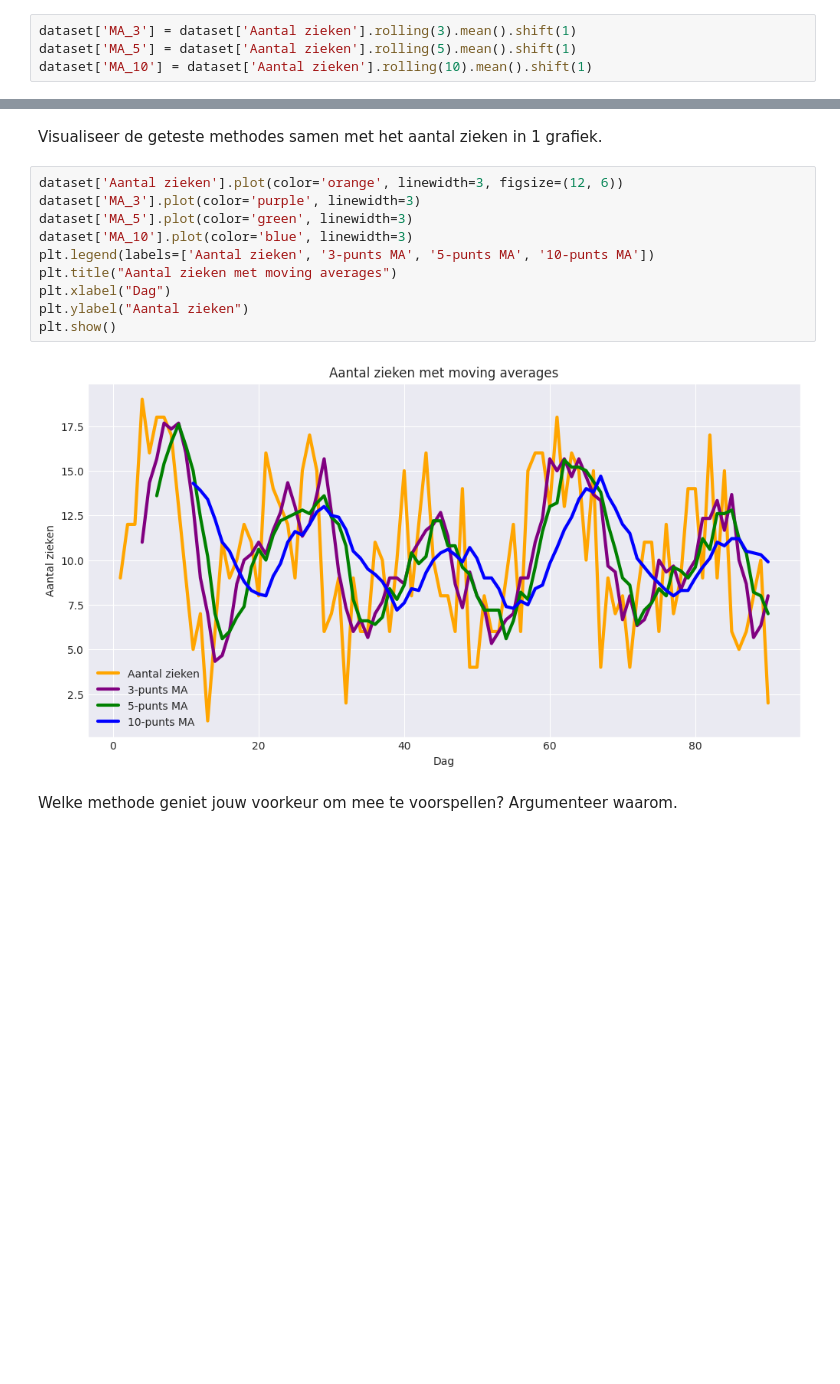
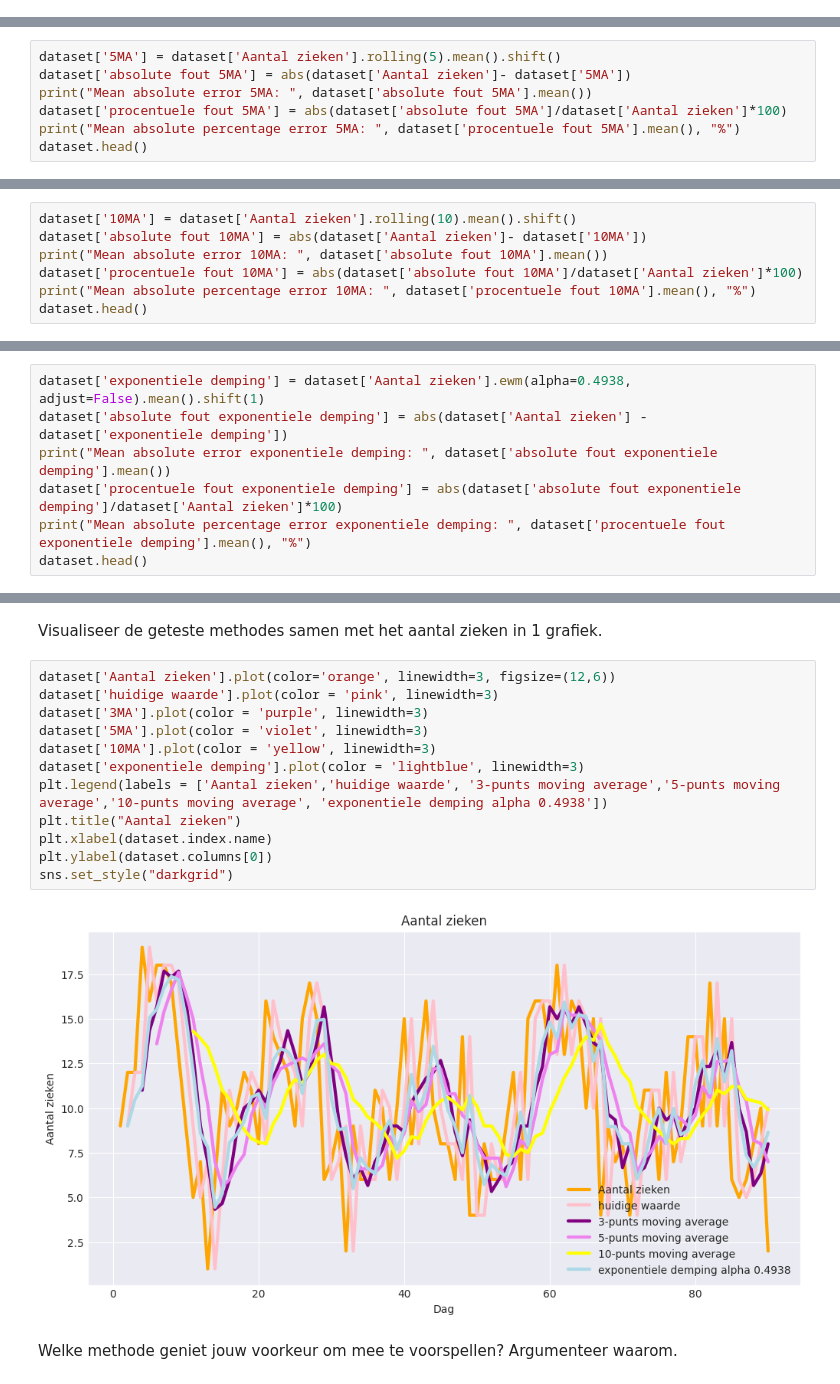
Before and after one commit to pascal-maker/Python, a Jupyter notebook: Labo_06_Stationaire_tijdsreeksen_opdracht.ipynb, the cells around one changed output, grey strips where cells are left out. Saved outputs shown, nothing was run; the diff lists cells and outputs as text; blank space fills up the shorter version.

```diff
--- a/Labo_06_Stationaire_tijdsreeksen_opdracht.ipynb
+++ b/Labo_06_Stationaire_tijdsreeksen_opdracht.ipynb
@@ -109,7 +71,3 @@ Vergelijk onderstaande voorspellingsmethodes in termen van de MAE (Mean Absolute
 - Voorspelde waarde is het 5 punts moving average
 - Voorspelde waarde is het 10 punts moving average
 - Voorspelde waarde via exponentiële demping, zoek de optimale alpha.
-# %%
-dataset['MA_3'] = dataset['Aantal zieken'].rolling(3).mean().shift(1)
-dataset['MA_5'] = dataset['Aantal zieken'].rolling(5).mean().shift(1)
-dataset['MA_10'] = dataset['Aantal zieken'].rolling(10).mean().shift(1)
@@ -115,0 +108,7 @@ dataset['MA_10'] = dataset['Aantal zieken'].rolling(10).mean().shift(1)
+# %%
+dataset['5MA'] = dataset['Aantal zieken'].rolling(5).mean().shift()
+dataset['absolute fout 5MA'] = abs(dataset['Aantal zieken']- dataset['5MA'])
+print("Mean absolute error 5MA: ", dataset['absolute fout 5MA'].mean())
+dataset['procentuele fout 5MA'] = abs(dataset['absolute fout 5MA']/dataset['Aantal zieken']*100)
+print("Mean absolute percentage error 5MA: ", dataset['procentuele fout 5MA'].mean(), "%")
+dataset.head()
@@ -115,0 +125,7 @@ dataset['MA_10'] = dataset['Aantal zieken'].rolling(10).mean().shift(1)
+# %%
+dataset['10MA'] = dataset['Aantal zieken'].rolling(10).mean().shift()
+dataset['absolute fout 10MA'] = abs(dataset['Aantal zieken']- dataset['10MA'])
+print("Mean absolute error 10MA: ", dataset['absolute fout 10MA'].mean())
+dataset['procentuele fout 10MA'] = abs(dataset['absolute fout 10MA']/dataset['Aantal zieken']*100)
+print("Mean absolute percentage error 10MA: ", dataset['procentuele fout 10MA'].mean(), "%")
+dataset.head()
@@ -115,0 +229,7 @@ dataset['MA_10'] = dataset['Aantal zieken'].rolling(10).mean().shift(1)
+# %%
+dataset['exponentiele demping'] = dataset['Aantal zieken'].ewm(alpha=0.4938, adjust=False).mean().shift(1)
+dataset['absolute fout exponentiele demping'] = abs(dataset['Aantal zieken'] - dataset['exponentiele demping'])
+print("Mean absolute error exponentiele demping: ", dataset['absolute fout exponentiele demping'].mean())
+dataset['procentuele fout exponentiele demping'] = abs(dataset['absolute fout exponentiele demping']/dataset['Aantal zieken']*100)
+print("Mean absolute percentage error exponentiele demping: ", dataset['procentuele fout exponentiele demping'].mean(), "%")
+dataset.head()
@@ -116,16 +246,18 @@ dataset['MA_10'] = dataset['Aantal zieken'].rolling(10).mean().shift(1)
 # %% [markdown]
 Visualiseer de geteste methodes samen met het aantal zieken in 1 grafiek.
 # %%
-dataset['Aantal zieken'].plot(color='orange', linewidth=3, figsize=(12, 6))
-dataset['MA_3'].plot(color='purple', linewidth=3)
-dataset['MA_5'].plot(color='green', linewidth=3)
-dataset['MA_10'].plot(color='blue', linewidth=3)
-plt.legend(labels=['Aantal zieken', '3-punts MA', '5-punts MA', '10-punts MA'])
-plt.title("Aantal zieken met moving averages")
-plt.xlabel("Dag")
-plt.ylabel("Aantal zieken")
-plt.show()
+dataset['Aantal zieken'].plot(color='orange', linewidth=3, figsize=(12,6))
+dataset['huidige waarde'].plot(color = 'pink', linewidth=3)
+dataset['3MA'].plot(color = 'purple', linewidth=3)
+dataset['5MA'].plot(color = 'violet', linewidth=3)
+dataset['10MA'].plot(color = 'yellow', linewidth=3)
+dataset['exponentiele demping'].plot(color = 'lightblue', linewidth=3)
+plt.legend(labels = ['Aantal zieken','huidige waarde', '3-punts moving average','5-punts moving average','10-punts moving average', 'exponentiele demping alpha 0.4938'])
+plt.title("Aantal zieken")
+plt.xlabel(dataset.index.name)
+plt.ylabel(dataset.columns[0])
+sns.set_style("darkgrid")
 # %% [output]
-[figure, old version]
+[figure, new version]
 # %% [markdown]
 Welke methode geniet jouw voorkeur om mee te voorspellen? Argumenteer waarom.
```
Also changed, not shown: parts of 75 cells of this notebook.
